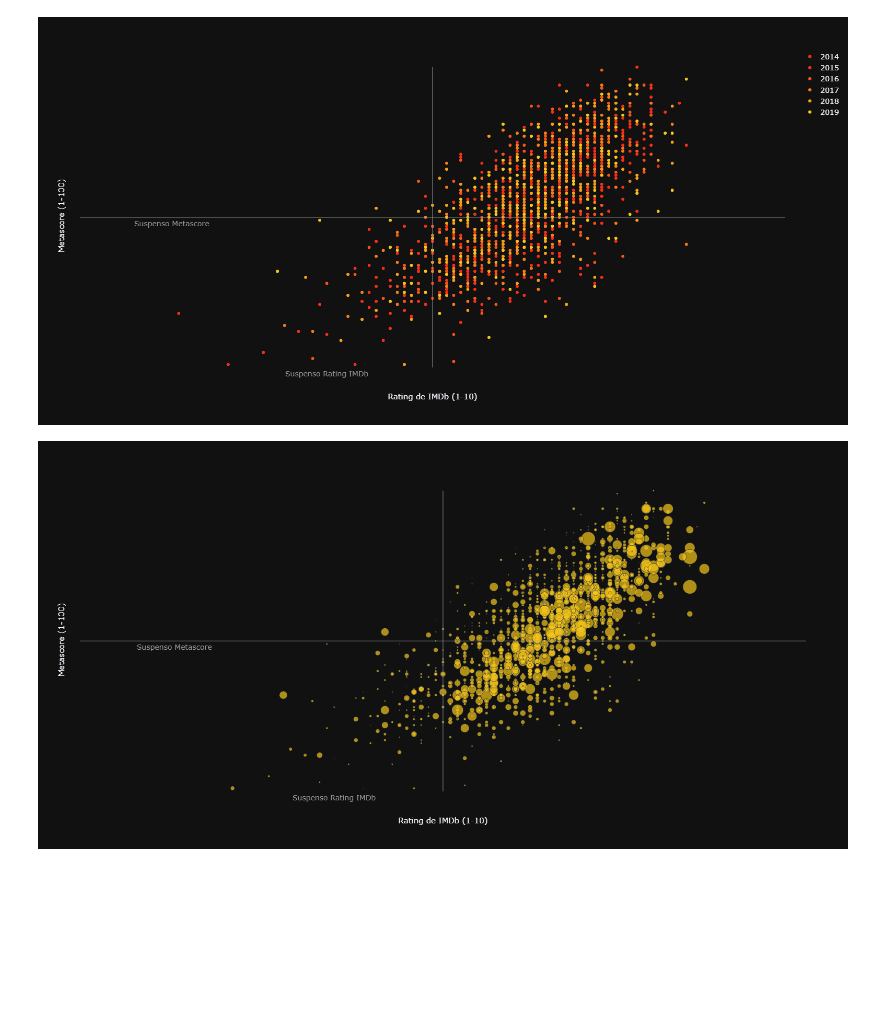
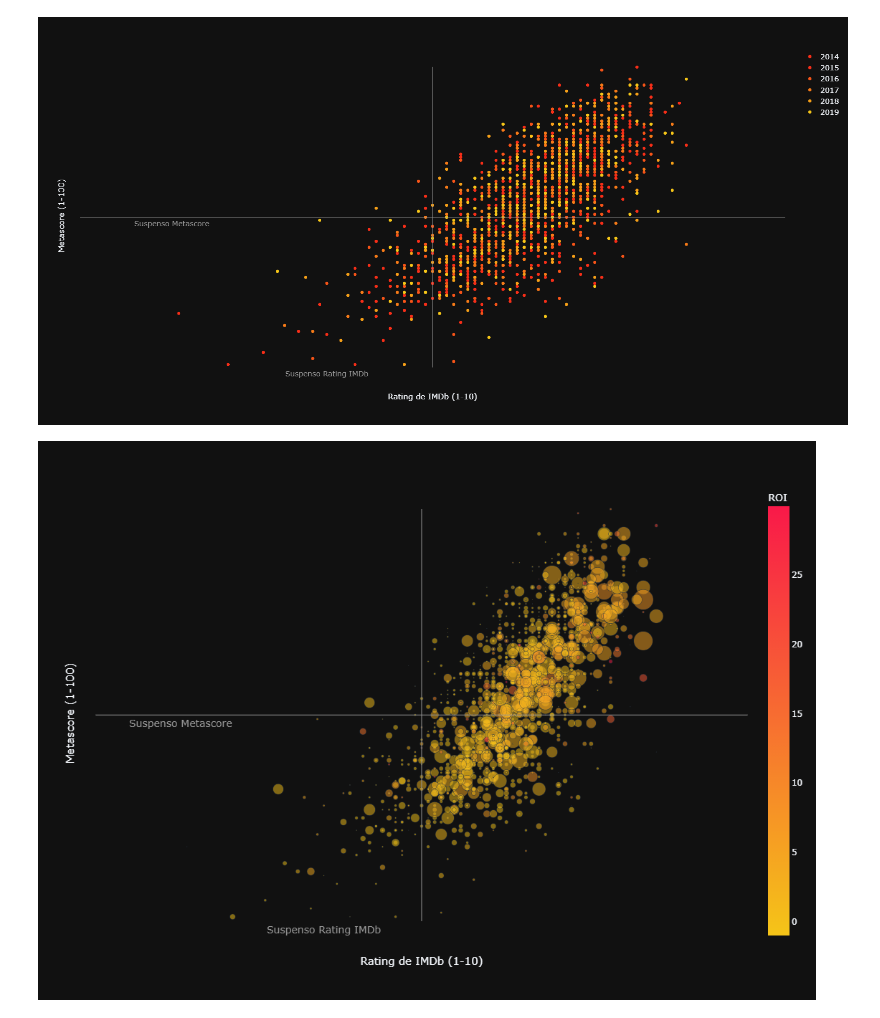
Before and after one commit to casiopa/EDA-IMDb, a Jupyter notebook: src/notebooks/4-EDA.ipynb, the cells around one changed output. Saved outputs shown, nothing was run; the diff lists cells and outputs as text; code cells hidden in the pictures; blank space fills up the shorter version.

Commit message:
Updated scatter_rating_metascore streamlit

```diff
--- a/src/notebooks/4-EDA.ipynb
+++ b/src/notebooks/4-EDA.ipynb
@@ -1672,7 +1672,7 @@ scatter_rating_metascore(movies, None)
 def scatter_rating_metascore(movies, size=None, color=None, title_color=''):
 
     fig = px.scatter(movies[movies.roi<30],
-                     x="ratingImdb", y="metascore", color=color, size=size,
+                     x="ratingImdb", y="metascore", color=color, size=size, opacity=0.5,
                      #title="Relación entre Rating y Metascore",
                      width=780, height=780,
                      color_continuous_scale=["#F5C518", "#F91949"],
@@ -1683,7 +1683,7 @@ def scatter_rating_metascore(movies, size=None, color=None, title_color=''):
     if color == None:
         fig.update_traces(marker=dict(color="#F5C518"))
 
-    fig.update_layout(coloraxis_colorbar = dict(title="ROI",
+    fig.update_layout(coloraxis_colorbar = dict(title=title_color,
                                                 #tickvals=[6,7,8,9],
                                                 #ticktext=["1M", "10M", "100M", "1B"],
                                               ),
@@ -1712,33 +1712,33 @@ def scatter_rating_metascore(movies, size=None, color=None, title_color=''):
     )
 
 
 
 
     gris = '#999'
 
 
     fig.add_shape( # línea horizontal
         type="line", line_color=gris, line_width=1, opacity=1,
         x0=0, x1=10, xref="x", y0=50, y1=50, yref="y"
     )
 
     fig.add_annotation( # texto línea horizontal
         text="Suspenso Metascore", x=1.3, y=48, showarrow=False, font = {'color': gris, 'size':14}
     )
 
     fig.add_shape( # línea vertical
         type="line", line_color=gris, line_width=1, opacity=1,
         x0=5, x1=5, xref="x", y0=0, y1=100, yref="y"
     )
 
     fig.add_annotation( # texto línea vertical
         text="Suspenso Rating IMDb", x=3.5, y=-2, showarrow=False, font = {'color': gris, 'size':14}
     )
 
     return fig
 
-#scatter_rating_metascore(movies, size='budget', color='roi', title_color = 'ROI')
-scatter_rating_metascore(movies, size='budget')
+scatter_rating_metascore(movies, size='budget', color='roi', title_color = 'ROI')
+#scatter_rating_metascore(movies, size='budget')
 #scatter_rating_metascore(movies)
 # %% [output]
-[figure, old version]
+[figure, new version]
```
Also changed, not shown: 1 other file.
